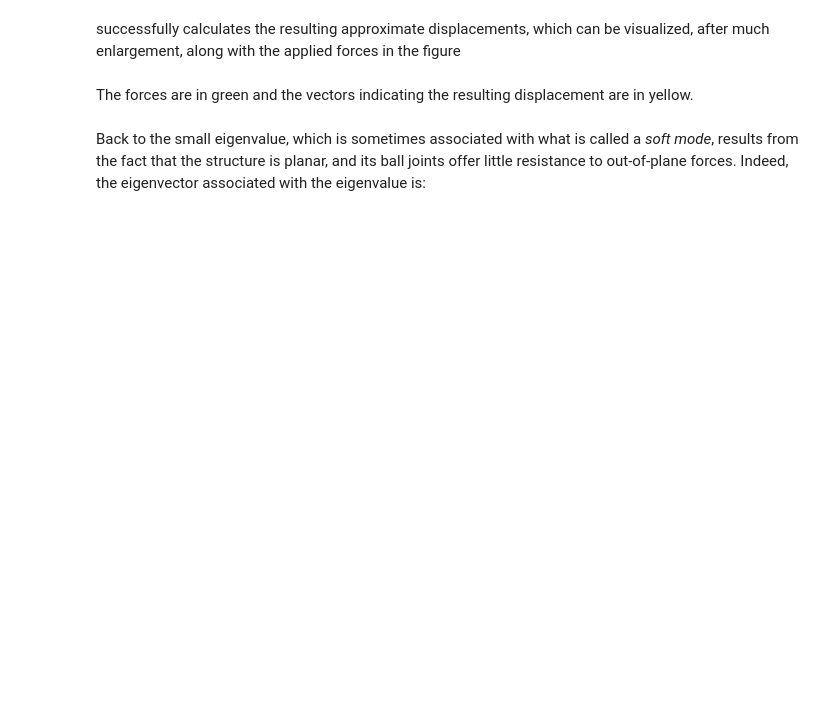
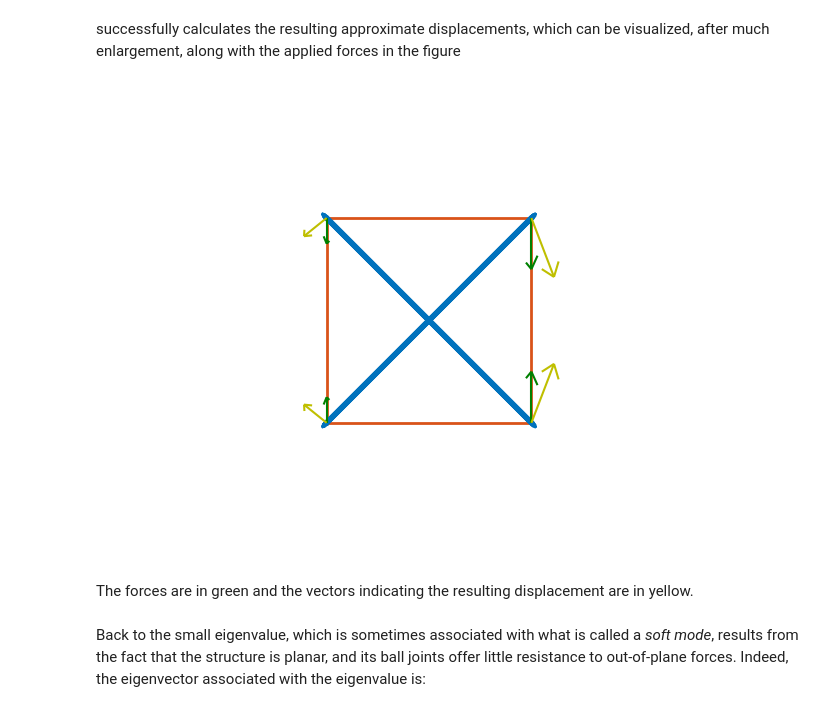
Before and after one commit to mcdeoliveira/tensegrity, a Jupyter notebook: examples/structures.ipynb, the cells around one changed output. Saved outputs shown, nothing was run; the diff lists cells and outputs as text; code cells hidden in the pictures; blank space fills up the shorter version.

```diff
--- a/examples/working_with_structures.ipynb
+++ b/examples/structures.ipynb
@@ -182,15 +221,17 @@ successfully calculates the resulting approximate displacements, which can be vi
 # %%
 X = f
 Y = 5e7*x
 
 plotter = MatplotlibPlotter()
 plotter.plot(s)
-fig, ax = plotter.get_handles()
+_, ax = plotter.get_handles()
 ax.quiver(s.nodes[0,:], s.nodes[1,:], s.nodes[2,:], X[0,:], X[1,:], X[2,:], arrow_length_ratio=.2, color='g')
 ax.quiver(s.nodes[0,:], s.nodes[1,:], s.nodes[2,:], Y[0,:], Y[1,:], Y[2,:], arrow_length_ratio=.2, color='y')
 ax.view_init(90,-90)
 ax.axis('off')
 plt.show()
+# %% [output]
+[figure, added]
 # %% [markdown]
 The forces are in green and the vectors indicating the resulting displacement are in yellow.
 # %% [markdown]
```
Also changed, not shown: parts of 15 cells of this notebook, 34 other files.
